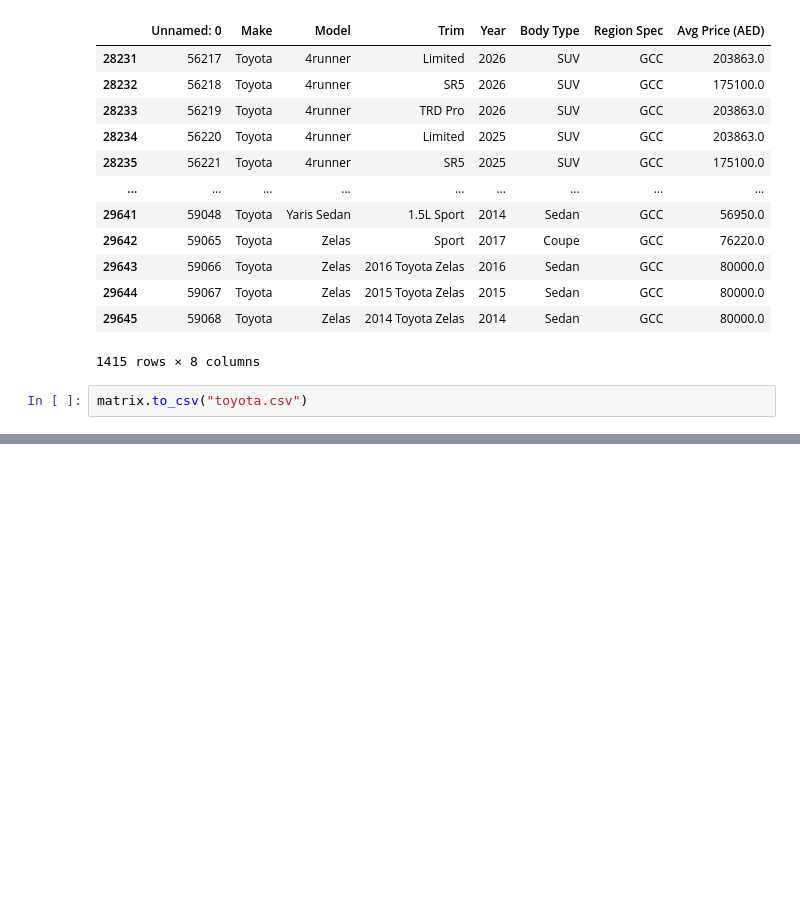
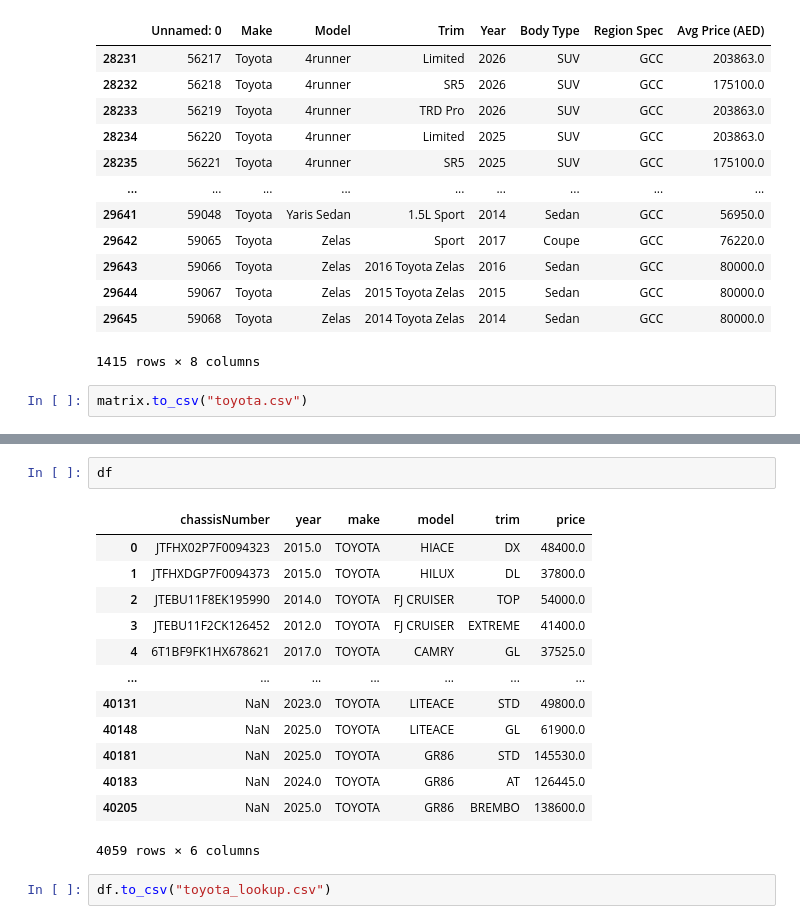
Before and after one commit to sarthaknimbark/vin-sphere-backend, a Jupyter notebook: new_valuation/new_dep.ipynb, the cells around one changed output, grey strips where cells are left out. Cells and saved outputs as stored; diff of their text form; blank space fills up the shorter version.

```diff
--- a/new_valuation/new_dep.ipynb
+++ b/new_valuation/new_dep.ipynb
@@ -167,0 +188,18 @@ matrix.to_csv("toyota.csv")
+# %%
+df
+# %% [output]
+|  | chassisNumber | year | make | model | trim | price |
+| 0 | JTFHX02P7F0094323 | 2015.0 | TOYOTA | HIACE | DX | 48400.0 |
+| 1 | JTFHXDGP7F0094373 | 2015.0 | TOYOTA | HILUX | DL | 37800.0 |
+| 2 | JTEBU11F8EK195990 | 2014.0 | TOYOTA | FJ CRUISER | TOP | 54000.0 |
+| 3 | JTEBU11F2CK126452 | 2012.0 | TOYOTA | FJ CRUISER | EXTREME | 41400.0 |
+| 4 | 6T1BF9FK1HX678621 | 2017.0 | TOYOTA | CAMRY | GL | 37525.0 |
+| ... | ... | ... | ... | ... | ... | ... |
+| 40131 | NaN | 2023.0 | TOYOTA | LITEACE | STD | 49800.0 |
+| 40148 | NaN | 2025.0 | TOYOTA | LITEACE | GL | 61900.0 |
+| 40181 | NaN | 2025.0 | TOYOTA | GR86 | STD | 145530.0 |
+| 40183 | NaN | 2024.0 | TOYOTA | GR86 | AT | 126445.0 |
+| 40205 | NaN | 2025.0 | TOYOTA | GR86 | BREMBO | 138600.0 |
+4059 rows × 6 columns
+# %%
+df.to_csv("toyota_lookup.csv")
```
Also changed, not shown: parts of 3 cells of this notebook, 2 other files.
